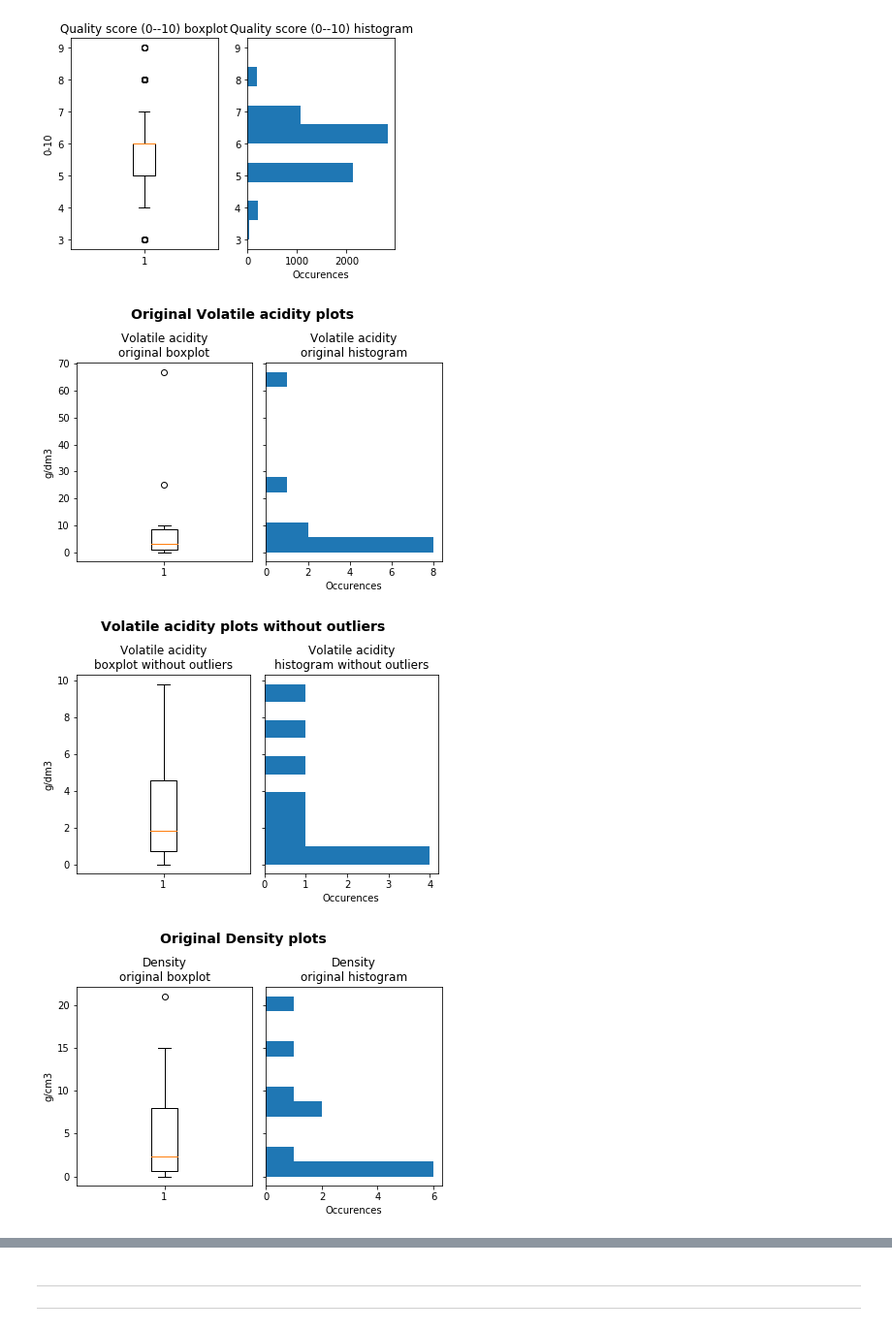
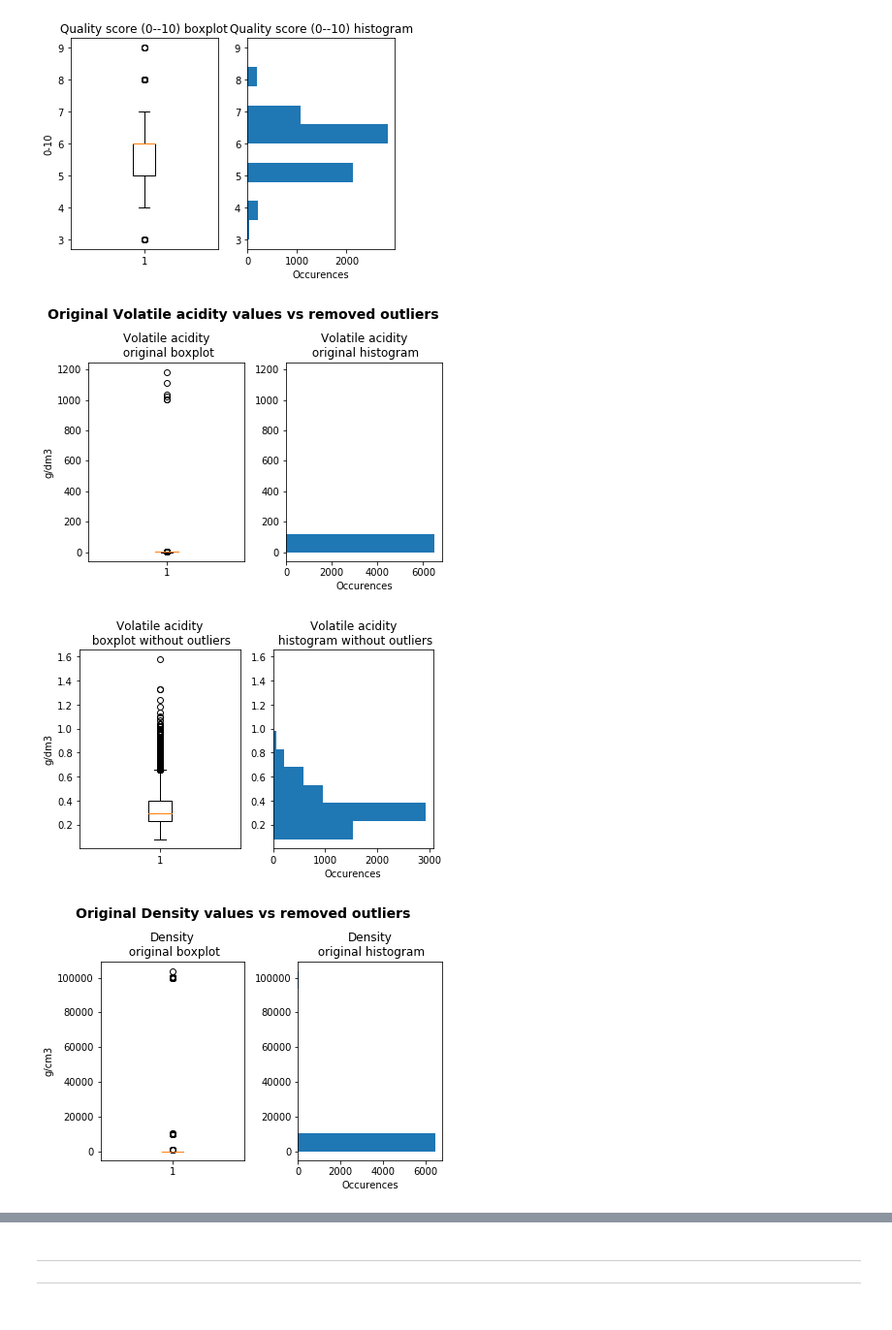
Before and after one commit to LennartPNL/DataMiningAssignments, a Jupyter notebook: Assignment_2/Assignment_2.ipynb, the cells around one changed output, grey strips where cells are left out. Shown: that part at 97% size. Drawn from its saved outputs; the diff is of its cells as text; code cells hidden in the pictures.

Commit message:
Outliers fixed

```diff
--- a/Assignment_2/Assignment_2.ipynb
+++ b/Assignment_2/Assignment_2.ipynb
@@ -79,10 +79,10 @@ data = scipy_io.loadmat("Data/wine.mat")
 
 attr_names = [name[0] for names in data["attributeNames"] for name in names]
 
-attributes = data["attributeNames"]
 units = ["g/dm3", "g/dm3", "g/dm3", "g/dm3","g/dm3", "mg/dm3", "mg/dm3", "g/cm3", "pH", "g/dm3", "% vol.", "0-10"]
 
 df = pd.DataFrame(data["X"])
+df.columns = attr_names
 
 for i in range(len(attr_names)):
     # Boxplots
@@ -110,62 +110,42 @@ for i in range(len(attr_names)):
 [figure]
 # %%
 # Remove outliers from the arrays
-outliers = []
-
-# Get volatile_acidenty outliers indexes
-volatile_acidity = data['X'][1]
-res = [lis for lis in np.where(volatile_acidity>20)]
-[outliers.append(x) for x in res[0] if x not in outliers]
-
-# Get density outliers indexes
-density = data['X'][7]
-res = [lis for lis in np.where(density>10)]
-[outliers.append(x) for x in res[0] if x not in outliers]
-
-# Get alcohol outliers indexes
-alcohol = data['X'][10]
-res = [lis for lis in np.where(alcohol>200)]
-[outliers.append(x) for x in res[0] if x not in outliers]
-
-def replace_values(original_list):
-    return [j for (i,j) in enumerate(original_list) if i not in outliers]
-
-# New data array without the outliers
-removed_outliers = np.apply_along_axis(replace_values, axis=1, arr=data['X'])
+removed_outliers = df[df["Volatile acidity"] < 20]
+removed_outliers = removed_outliers[removed_outliers["Density"] < 10]
+removed_outliers = removed_outliers[removed_outliers["Alcohol"] < 200]
 
 # Plot new diagrams
 plot_items = [1, 7, 10]
 
 for i in plot_items[0:]:
 
     # Original boxplots
-    fig1, (ax1, ax2) = plt.subplots(1, 2, sharey=True)
-    fig1.suptitle("Original {} plots".format(attr_names[i]), fontsize=14, fontweight='bold', y=1.05)
-    ax1.set_title(attr_names[i] + "\noriginal boxplot")
-    ax1.boxplot(data['X'][i])
+    fig1, (ax1, ax2) = plt.subplots(1, 2)
+    fig1.suptitle("Original {} values vs removed outliers".format(attr_names[i]), fontsize=14, fontweight='bold', y=1.05)
+    ax1.set_title(attr_names[i] + "\n original boxplot")
+    ax1.boxplot(df.iloc[:,i])
     ax1.set_ylabel(units[i])
 
     # Original histograms
-    ax2.hist(data['X'][i], bins=len(data['X'][i]), orientation='horizontal')
-    plt.title(attr_names[i] + "\noriginal histogram")
+    ax2.hist(df.iloc[:,i], orientation='horizontal')
+    plt.title(attr_names[i] + "\n original histogram")
     plt.xlabel("Occurences")
 
     fig1.tight_layout()
 
-    # Boxplots without outliers
-    fig2, (ax3, ax4) = plt.subplots(1, 2, sharey=True)
-    fig2.suptitle("{} plots without outliers".format(attr_names[i]), fontsize=14, fontweight='bold', y=1.05)
-    ax3.set_title(attr_names[i] + "\nboxplot without outliers")
-    ax3.boxplot(removed_outliers[i])
+    # Boxplots
+    fig2, (ax3, ax4) = plt.subplots(1, 2)
+    ax3.set_title(attr_names[i] + "\n boxplot without outliers")
+    ax3.boxplot(removed_outliers.iloc[:,i])
     ax3.set_ylabel(units[i])
 
-    # Histograms without outliers
-    ax4.hist(removed_outliers[i], bins=len(removed_outliers[i]), orientation='horizontal')
-    plt.title(attr_names[i] + "\nhistogram without outliers")
+    # Histograms
+    ax4.hist(removed_outliers.iloc[:,i], orientation='horizontal')
+    plt.title(attr_names[i] + "\n histogram without outliers")
     plt.xlabel("Occurences")
 
     fig2.tight_layout()
 # %% [output]
-[figure, old version]
+[figure, new version]
-[figure, old version]
+[figure, new version]
-[figure, old version]
+[figure, new version]
```
Also changed, not shown: parts of 2 cells of this notebook.
